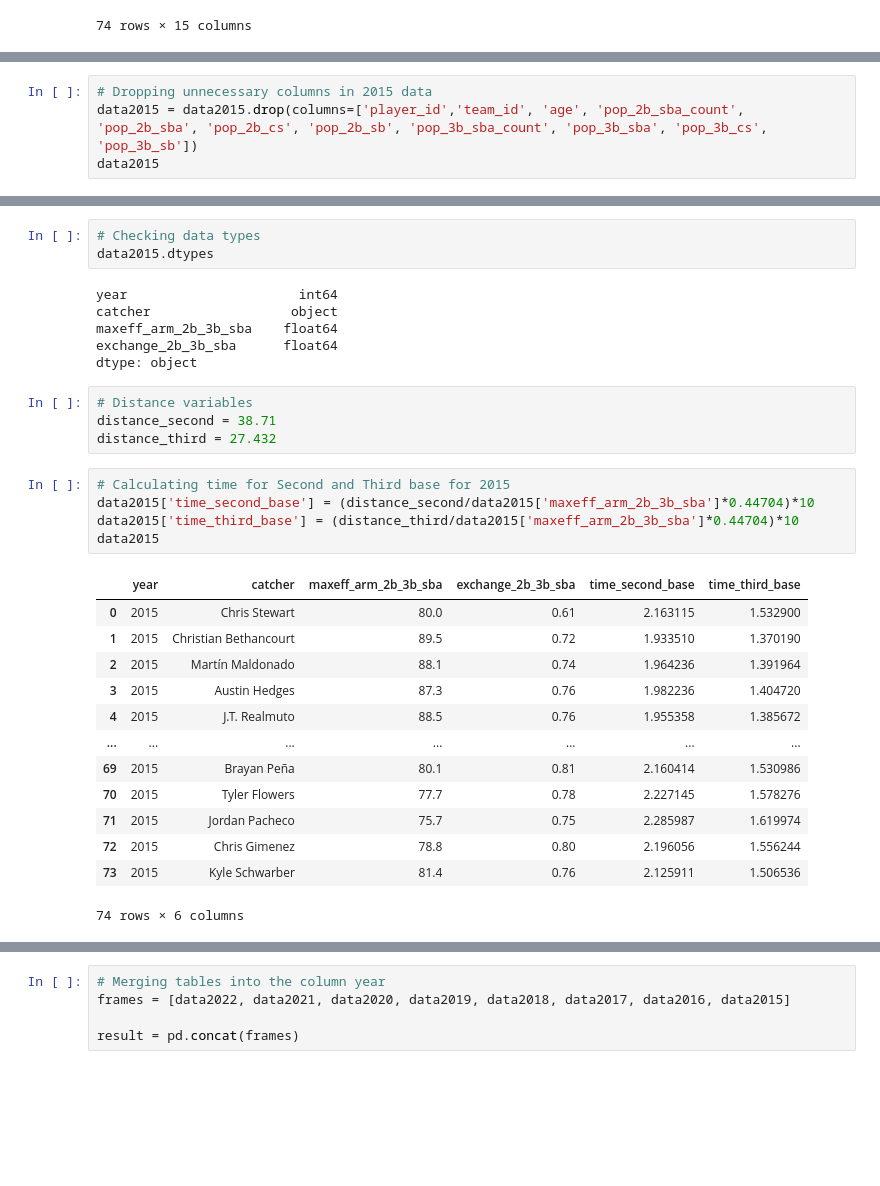
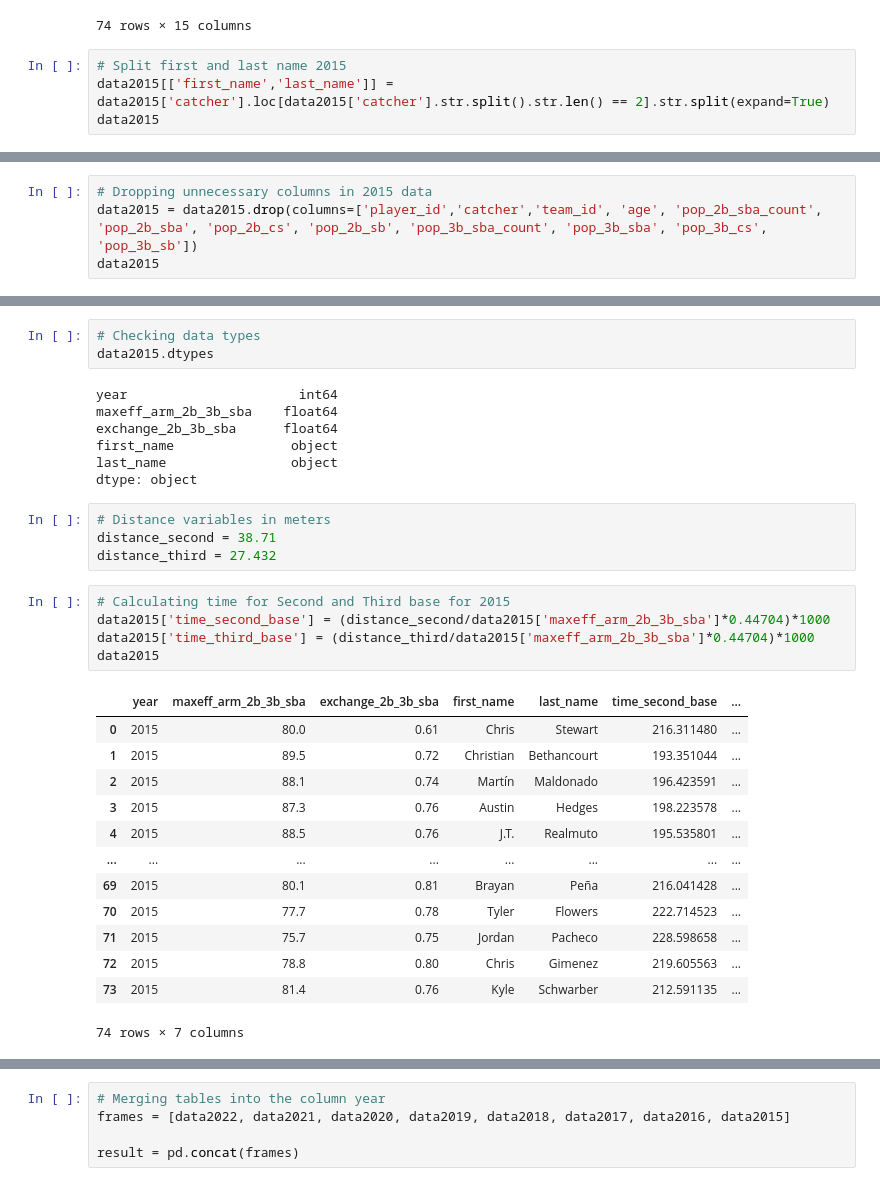
Before and after one commit to MireyNM/Predict_Future_MLB_Stats, a Jupyter notebook: Code/Deliverable_1_Stat_Cast_Catcher.ipynb, the cells around one changed output, grey strips where cells are left out. Saved outputs shown, nothing was run; the diff lists cells and outputs as text; blank space fills up the shorter version.

```diff
--- a/Code/Deliverable_1_Stat_Cast_Catcher.ipynb
+++ b/Code/Deliverable_1_Stat_Cast_Catcher.ipynb
@@ -34,3 +35,7 @@ data2015
 | 72 | 2015 | Chris Gimenez | NaN | 140.0 | 32.0 | 78.8 | 0.80 | ... |
 | 73 | 2015 | Kyle Schwarber | NaN | 112.0 | 22.0 | 81.4 | 0.76 | ... |
 74 rows × 15 columns
+# %%
+# Split first and last name 2015
+data2015[['first_name','last_name']] = data2015['catcher'].loc[data2015['catcher'].str.split().str.len() == 2].str.split(expand=True)
+data2015
@@ -37,5 +56,5 @@ data2015
 # %%
 # Dropping unnecessary columns in 2015 data
-data2015 = data2015.drop(columns=['player_id','team_id', 'age', 'pop_2b_sba_count', 'pop_2b_sba', 'pop_2b_cs', 'pop_2b_sb', 'pop_3b_sba_count', 'pop_3b_sba', 'pop_3b_cs', 'pop_3b_sb'])
+data2015 = data2015.drop(columns=['player_id','catcher','team_id', 'age', 'pop_2b_sba_count', 'pop_2b_sba', 'pop_2b_cs', 'pop_2b_sb', 'pop_3b_sba_count', 'pop_3b_sba', 'pop_3b_cs', 'pop_3b_sb'])
 data2015
 # %% [output]
@@ -187,32 +336,33 @@ data2022
 data2015.dtypes
 # %% [output]
 year                      int64
-catcher                  object
 maxeff_arm_2b_3b_sba    float64
 exchange_2b_3b_sba      float64
+first_name               object
+last_name                object
 dtype: object
 # %%
-# Distance variables
+# Distance variables in meters
 distance_second = 38.71
 distance_third = 27.432
 # %%
 # Calculating time for Second and Third base for 2015
-data2015['time_second_base'] = (distance_second/data2015['maxeff_arm_2b_3b_sba']*0.44704)*10
-data2015['time_third_base'] = (distance_third/data2015['maxeff_arm_2b_3b_sba']*0.44704)*10
+data2015['time_second_base'] = (distance_second/data2015['maxeff_arm_2b_3b_sba']*0.44704)*1000
+data2015['time_third_base'] = (distance_third/data2015['maxeff_arm_2b_3b_sba']*0.44704)*1000
 data2015
 # %% [output]
-|  | year | catcher | maxeff_arm_2b_3b_sba | exchange_2b_3b_sba | time_second_base | time_third_base |
-| 0 | 2015 | Chris Stewart | 80.0 | 0.61 | 2.163115 | 1.532900 |
-| 1 | 2015 | Christian Bethancourt | 89.5 | 0.72 | 1.933510 | 1.370190 |
-| 2 | 2015 | Martín Maldonado | 88.1 | 0.74 | 1.964236 | 1.391964 |
-| 3 | 2015 | Austin Hedges | 87.3 | 0.76 | 1.982236 | 1.404720 |
-| 4 | 2015 | J.T. Realmuto | 88.5 | 0.76 | 1.955358 | 1.385672 |
-| ... | ... | ... | ... | ... | ... | ... |
-| 69 | 2015 | Brayan Peña | 80.1 | 0.81 | 2.160414 | 1.530986 |
-| 70 | 2015 | Tyler Flowers | 77.7 | 0.78 | 2.227145 | 1.578276 |
-| 71 | 2015 | Jordan Pacheco | 75.7 | 0.75 | 2.285987 | 1.619974 |
-| 72 | 2015 | Chris Gimenez | 78.8 | 0.80 | 2.196056 | 1.556244 |
-| 73 | 2015 | Kyle Schwarber | 81.4 | 0.76 | 2.125911 | 1.506536 |
+|  | year | maxeff_arm_2b_3b_sba | exchange_2b_3b_sba | first_name | last_name | time_second_base | ... |
+| 0 | 2015 | 80.0 | 0.61 | Chris | Stewart | 216.311480 | ... |
+| 1 | 2015 | 89.5 | 0.72 | Christian | Bethancourt | 193.351044 | ... |
+| 2 | 2015 | 88.1 | 0.74 | Martín | Maldonado | 196.423591 | ... |
+| 3 | 2015 | 87.3 | 0.76 | Austin | Hedges | 198.223578 | ... |
+| 4 | 2015 | 88.5 | 0.76 | J.T. | Realmuto | 195.535801 | ... |
+| ... | ... | ... | ... | ... | ... | ... | ... |
+| 69 | 2015 | 80.1 | 0.81 | Brayan | Peña | 216.041428 | ... |
+| 70 | 2015 | 77.7 | 0.78 | Tyler | Flowers | 222.714523 | ... |
+| 71 | 2015 | 75.7 | 0.75 | Jordan | Pacheco | 228.598658 | ... |
+| 72 | 2015 | 78.8 | 0.80 | Chris | Gimenez | 219.605563 | ... |
+| 73 | 2015 | 81.4 | 0.76 | Kyle | Schwarber | 212.591135 | ... |
-74 rows × 6 columns
+74 rows × 7 columns
 # %%
 # Calculating time for Second and Third base for 2016
```
Also changed, not shown: parts of 36 cells of this notebook, 2 other files.
